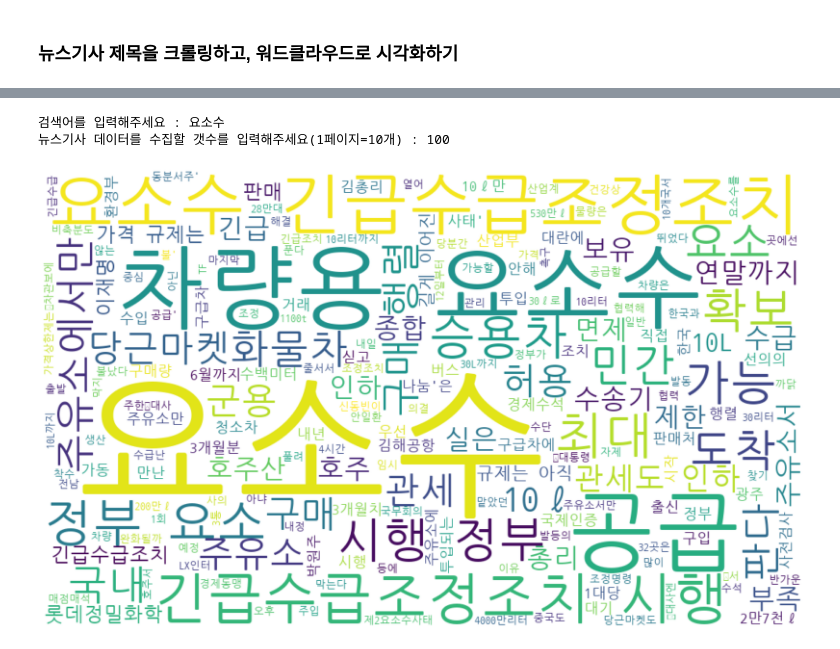
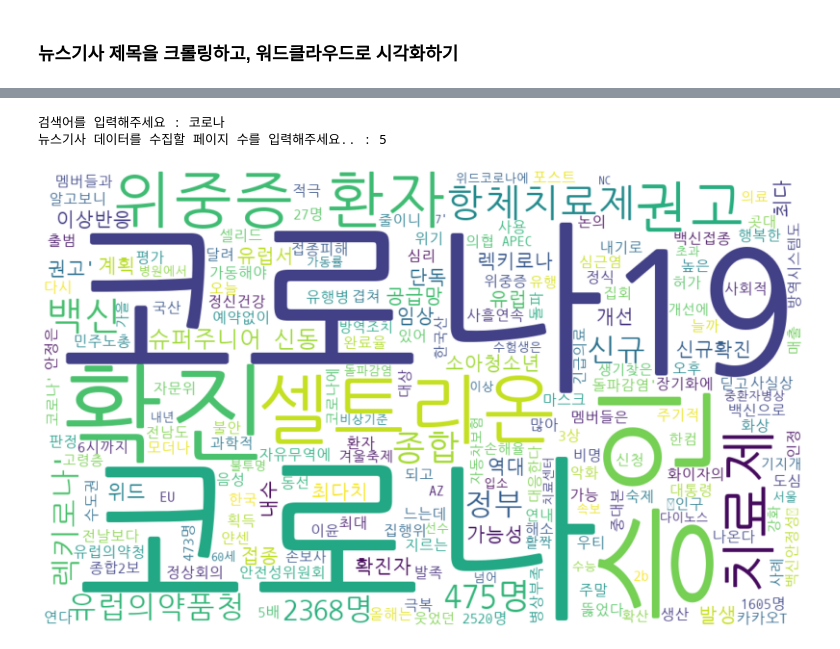
Before and after one commit to juhwano/Crawling, a Jupyter notebook: Crawling_WordCloud.ipynb, the cells around one changed output, grey strips where cells are left out. Saved outputs shown, nothing was run; the diff lists cells and outputs as text; code cells hidden in the pictures.

```diff
--- a/Crawling_WordCloud.ipynb
+++ b/Crawling_WordCloud.ipynb
@@ -134,32 +134,32 @@ def getData(keyword, num):
     return title_list, source_list, link_list
 # %%
 keyword = input('검색어를 입력해주세요 : ')
-num = int(input('뉴스기사 데이터를 수집할 갯수를 입력해주세요(1페이지=10개) : '))
+num = int(input('뉴스기사 데이터를 수집할 페이지 수를 입력해주세요.. : ')) * 10
 title_list, source_list, link_list = getData(keyword,num)
 
 # 리스트를 문자열로 변환
 title = '\n'.join(title_list)
 
 # 워드클라우드 생성
 wc = WordCloud(width=1000, height=600, background_color='white', font_path=(path)).generate(title)
 plt.figure(figsize=(20,15))
 plt.imshow(wc)
 plt.axis('off')
 plt.show()
 
 # 데이터프레임으로 만들고 csv파일로 저장
 # 리스트를 딕셔너리로 만들어주기
 data = {
     '제목' : title_list,
     '언론사' : source_list,
     'url' : link_list
 }
 # 딕셔너리를 DataFrame으로 변경
 df = pd.DataFrame(data)
 
 # csv파일로 저장
 df.to_csv('naver_news_crawling.csv', encoding='euc-kr', index = False)
 # %% [output]
-검색어를 입력해주세요 : 요소수
-뉴스기사 데이터를 수집할 갯수를 입력해주세요(1페이지=10개) : 100
+검색어를 입력해주세요 : 코로나
+뉴스기사 데이터를 수집할 페이지 수를 입력해주세요.. : 5
-[figure, old version]
+[figure, new version]
```
Also changed, not shown: parts of 5 cells of this notebook.
